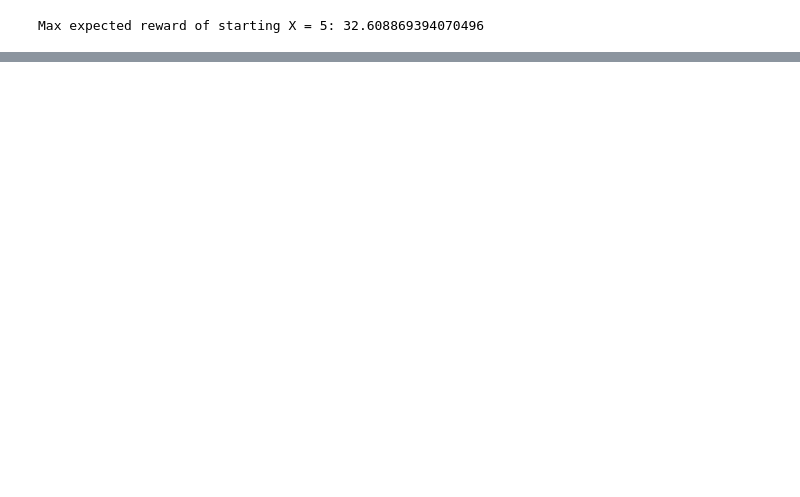
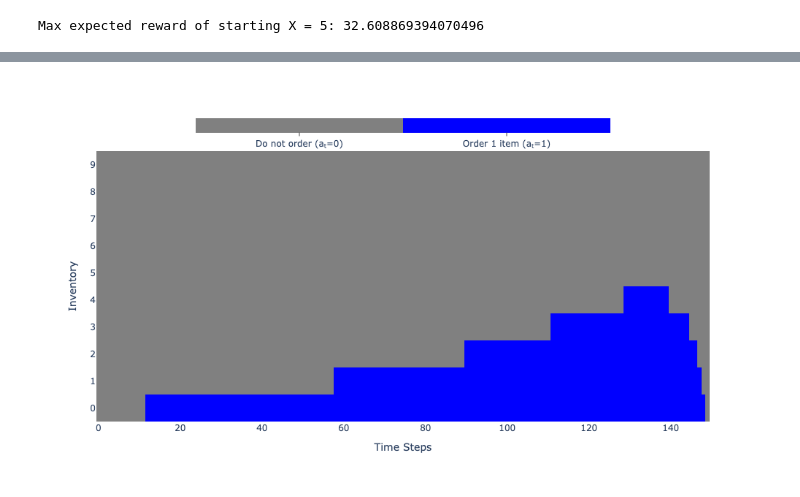
Before and after one commit to Miautawn/vu_dp_rl_week1_assingment, a Jupyter notebook: main.ipynb, the cells around one changed output, grey strips where cells are left out. Saved outputs shown, nothing was run; the diff lists cells and outputs as text; code cells hidden in the pictures; blank space fills up the shorter version.

```diff
--- a/main.ipynb
+++ b/main.ipynb
@@ -42,3 +44,25 @@ fig.show()
+# %%
+# PLOTTING THE OPTIMAL POLICY
+fig = go.Figure()
+
+colorscale = [[0, "grey"], [0.5, "grey"], [0.5, "blue"], [1, "blue"]]
+
+fig.add_trace(
+    go.Heatmap(
+        z=policy,
+        colorscale=colorscale,
+        showscale=True,
+        colorbar=dict(orientation='h', y=1.15, x=0.5, yanchor='top', tickmode='array', tickvals=[0.25, 0.75], ticktext=["Do not order (a<sub>t</sub>=0)", "Order 1 item (a<sub>t</sub>=1)"], ticks="outside", thickness=20, len=0.7)
+    )
+)
+
+fig.update_xaxes(title="Time Steps")
+fig.update_yaxes(title="Inventory", tickvals=np.arange(X))
+fig.update_layout(width=1000, height=550)
+
+fig.show()
+# %% [output]
+[figure, added]
 # %%
 # SIMULATING
 rewards = simulate(policy, starting_state=5, iter=1000)
```
Also changed, not shown: parts of 6 cells of this notebook.
